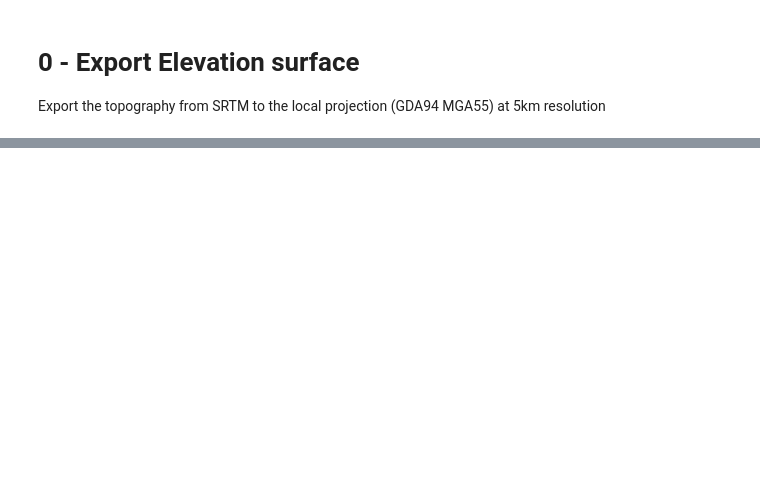
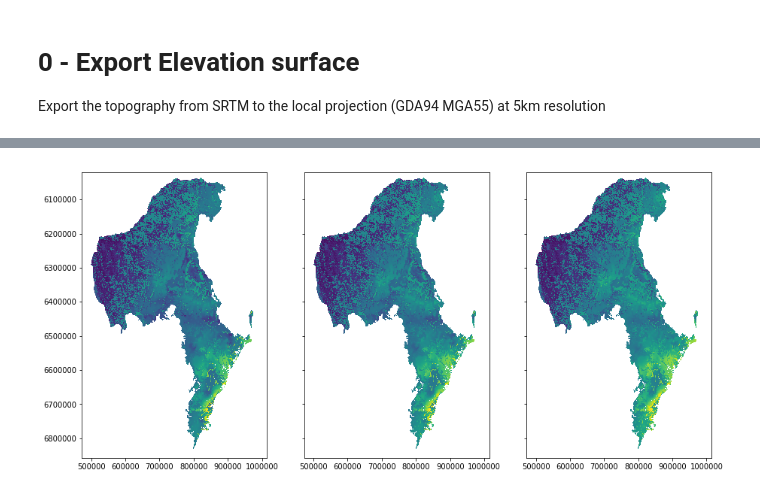
Before and after one commit to brmather/Sydney_Basin, a Jupyter notebook: Notebooks/00-export-elevation-surface.ipynb, the cells around one changed output, grey strips where cells are left out. Saved outputs shown, nothing was run; the diff lists cells and outputs as text; code cells hidden in the pictures; blank space fills up the shorter version.

```diff
--- a/Notebooks/00-export-elevation-surface.ipynb
+++ b/Notebooks/00-export-elevation-surface.ipynb
@@ -51,0 +55,6 @@ np.savetxt("../Data/00_Elevation_5km.csv",
+# %%
+recharge_file = "../Data/recharge_Crosbie2018/"
+
+RK_05, extent_05 = pycurious.mapping.import_geotiff("../Data/recharge_Crosbie2018/RK_05.tif")
+RK_50, extent_50 = pycurious.mapping.import_geotiff("../Data/recharge_Crosbie2018/RK_50.tif")
+RK_95, extent_95 = pycurious.mapping.import_geotiff("../Data/recharge_Crosbie2018/RK_95.tif")
@@ -51,0 +79,12 @@ np.savetxt("../Data/00_Elevation_5km.csv",
+# %%
+RK_05[RK_05==RK_05.min()] = np.nan
+RK_50[RK_50==RK_50.min()] = np.nan
+RK_95[RK_95==RK_95.min()] = np.nan
+# %%
+fig, (ax1,ax2,ax3) = plt.subplots(1,3, sharey=True, figsize=(15,10))
+
+im1 = ax1.imshow(np.log10(RK_05), extent=extent_05)
+im2 = ax2.imshow(np.log10(RK_50), extent=extent_50)
+im2 = ax3.imshow(np.log10(RK_95), extent=extent_95)
+# %% [output]
+[figure, added]
```
Also changed, not shown: parts of 12 cells of this notebook, 6 other files.
